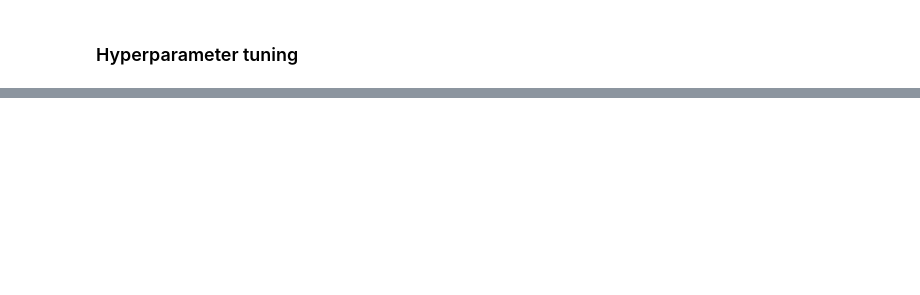
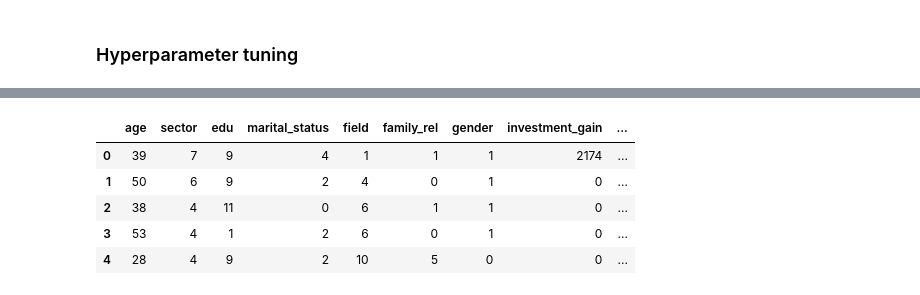
Before and after one commit to KieuSonTung/VPBank, a Jupyter notebook: notebook/test.ipynb, the cells around one changed output, grey strips where cells are left out. Cells and saved outputs as stored; diff of their text form; code cells hidden in the pictures; blank space fills up the shorter version.

```diff
--- a/notebook/test.ipynb
+++ b/notebook/test.ipynb
@@ -465,2 +455,42 @@ See the caveats in the documentation: https://pandas.pydata.org/pandas-docs/stab
+# %%
+X = X.drop('id', axis=1)
+test = test.drop('id', axis=1)
+# %%
+import pandas as pd
+from sklearn.preprocessing import LabelEncoder
+
+def label_encode_datasets(train_df, test_df):
+    """
+    Perform label encoding on categorical features in both train and test datasets.
+
+    Parameters:
+    train_df (pd.DataFrame): Training dataset
+    test_df (pd.DataFrame): Testing dataset
+
+    Returns:
+    pd.DataFrame, pd.DataFrame: Label encoded train and test datasets
+    """
+    # Initialize the label encoder
+    label_encoders = {}
+
+    # Concatenate train and test data to ensure consistency in encoding
+    combined_df = pd.concat([train_df, test_df], axis=0)
+
+    # Identify categorical columns
+    categorical_cols = combined_df.select_dtypes(include=['object']).columns
+
+    # Label encode each categorical column
+    for col in categorical_cols:
+        label_encoders[col] = LabelEncoder()
+        combined_df[col] = label_encoders[col].fit_transform(combined_df[col])
+
+    # Split the combined dataframe back into train and test sets
+    train_encoded = combined_df.iloc[:len(train_df), :].reset_index(drop=True)
+    test_encoded = combined_df.iloc[len(train_df):, :].reset_index(drop=True)
+
+    return train_encoded, test_encoded
+
+
+X_encoded, test_encoded = label_encode_datasets(X, test)
 # %% [markdown]
 # Model
@@ -552,0 +513,10 @@ TypeError: '_EarlyStoppingCallback' object is not iterable
+# %%
+X_encoded.reset_index(drop=True, inplace=True)
+X_encoded.head()
+# %% [output]
+|  | age | sector | edu | marital_status | field | family_rel | gender | investment_gain | ... |
+| 0 | 39 | 7 | 9 | 4 | 1 | 1 | 1 | 2174 | ... |
+| 1 | 50 | 6 | 9 | 2 | 4 | 0 | 1 | 0 | ... |
+| 2 | 38 | 4 | 11 | 0 | 6 | 1 | 1 | 0 | ... |
+| 3 | 53 | 4 | 1 | 2 | 6 | 0 | 1 | 0 | ... |
+| 4 | 28 | 4 | 9 | 2 | 10 | 5 | 0 | 0 | ... |
```
Also changed, not shown: parts of 11 cells of this notebook.
